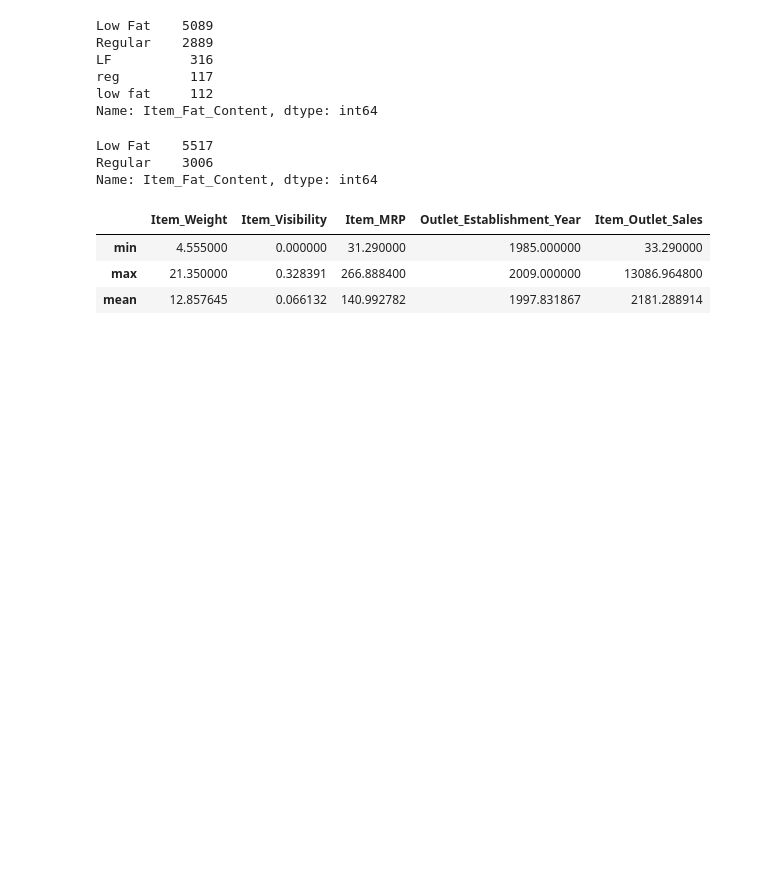
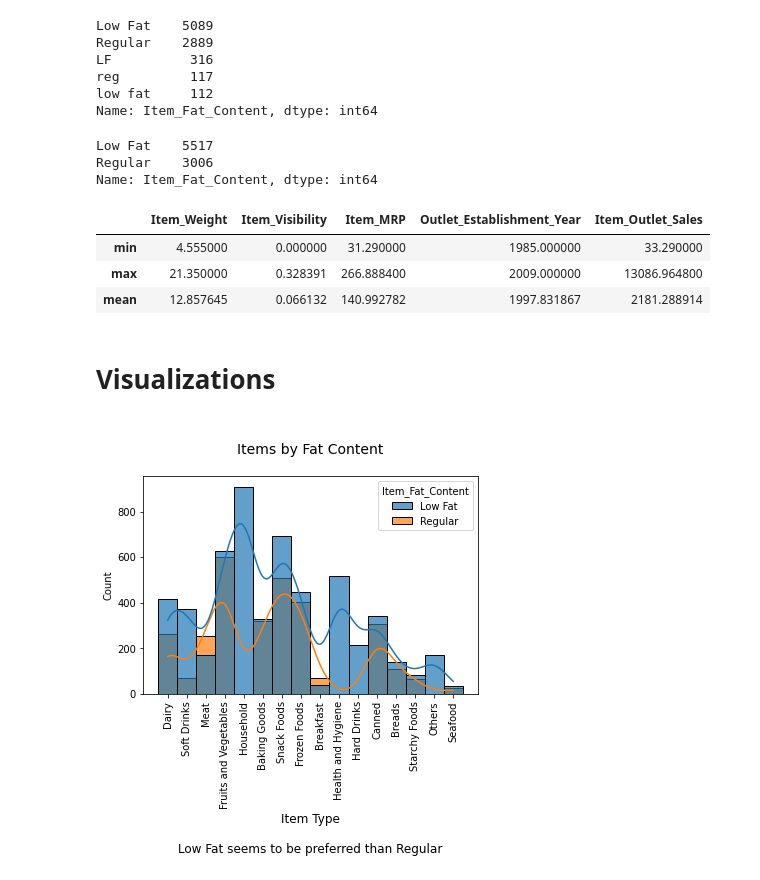
Before and after one commit to Suganthan-Thamotharampillai/sales-predictions, a Jupyter notebook: Project_1_Sales_Predictions.ipynb, the cells around one changed output. Saved outputs shown, nothing was run; the diff lists cells and outputs as text; code cells hidden in the pictures; blank space fills up the shorter version.

```diff
--- a/Project_1_Sales_Predictions.ipynb
+++ b/Project_1_Sales_Predictions.ipynb
@@ -11,6 +15,6 @@ import pandas as pd
 # %%
 # Load Dataset
-filename = "/content/drive/MyDrive/CODING DOJO/WEEK 1/Data Files/sales_predictions.csv"
+filename = "https://docs.google.com/spreadsheets/d/e/2PACX-1vT9TG2tDHfvrpJJ74gEklLfv_IFSYBu8RoRp1T8oGiHUZLHYgq7OFiL52fC6r37xwpF7yP1hy_B_Zl5/pub?gid=878010276&single=true&output=csv"
 df = pd.read_csv(filename)
 df.head()
 # %% [output]
@@ -182,3 +172,13 @@ df.describe().loc[['min','max','mean']]
 | min | 4.555000 | 0.000000 | 31.290000 | 1985.000000 | 33.290000 |
 | max | 21.350000 | 0.328391 | 266.888400 | 2009.000000 | 13086.964800 |
 | mean | 12.857645 | 0.066132 | 140.992782 | 1997.831867 | 2181.288914 |
+# %% [markdown]
+# **Visualizations**
+# %%
+# Histogram
+sns.histplot(data = df, x = 'Item_Type', hue = 'Item_Fat_Content', alpha=.7, kde=True).set_title('asfasdf')
+plt.title('\nItems by Fat Content\n', fontsize=14)
+plt.xlabel('Item Type\n\nLow Fat seems to be preferred than Regular', fontsize=12)
+plt.xticks(rotation = 90);
+# %% [output]
+[figure, added]
```
Also changed, not shown: parts of 7 cells of this notebook.
